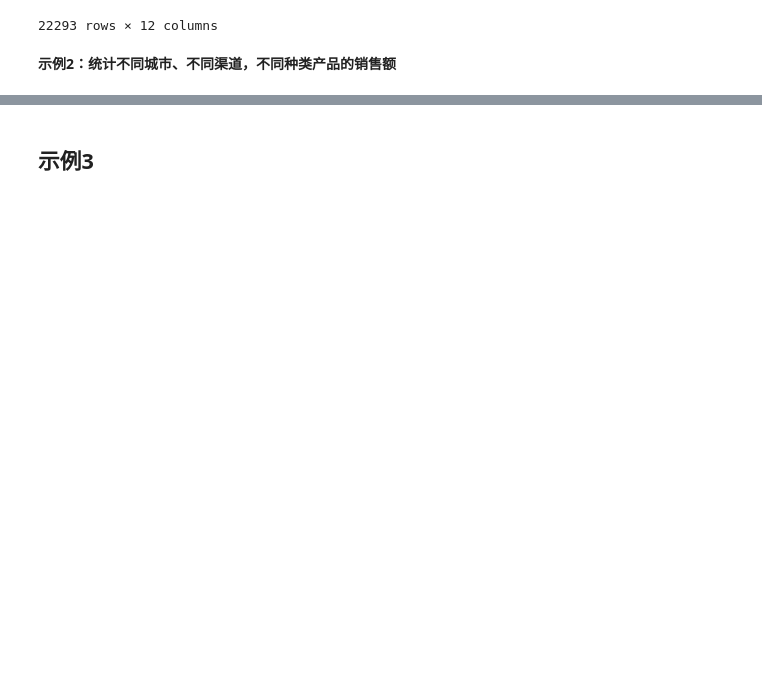
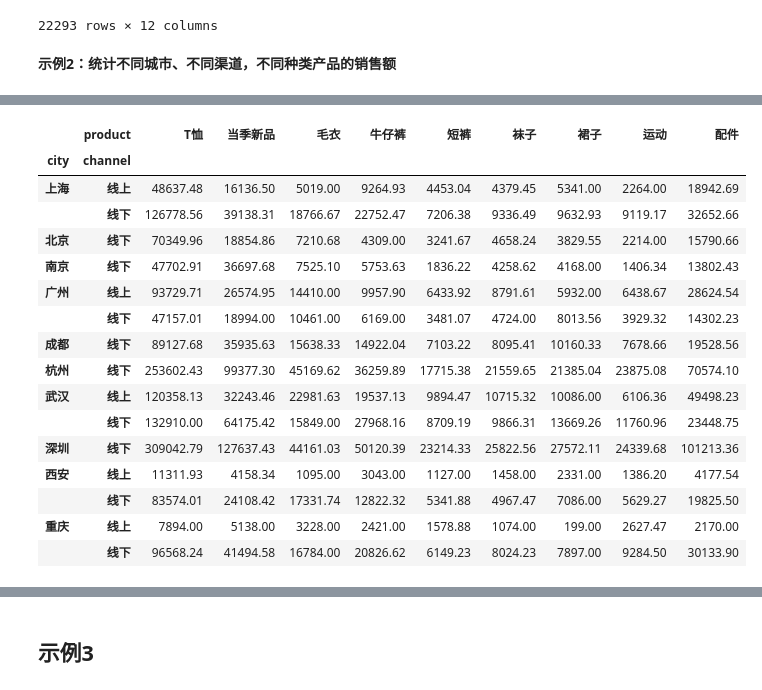
Before and after one commit to JohnChow96927/python-bigdata, a Jupyter notebook: Pandas/day4_220123/03-透视表操作.ipynb, the cells around one changed output, grey strips where cells are left out. Cells and saved outputs as stored; diff of their text form; code cells hidden in the pictures; blank space fills up the shorter version.

```diff
--- a/Pandas/day4_220123/03-透视表操作.ipynb
+++ b/Pandas/day4_220123/03-透视表操作.ipynb
@@ -77,3 +127,5 @@ uniqlo
 **示例2：统计不同城市、不同渠道，不同种类产品的销售额**
 # %%
 # 分组聚合
+result = uniqlo.groupby(['city', 'channel', 'product'])['revenue'].sum()
+result
@@ -80,2 +146,23 @@ uniqlo
+# %%
+result = result.unstack()
+result
+# %% [output]
+|  | product | T恤 | 当季新品 | 毛衣 | 牛仔裤 | 短裤 | 袜子 | 裙子 | 运动 | 配件 |
+| city | channel |  |  |  |  |  |  |  |  |  |
+| 上海 | 线上 | 48637.48 | 16136.50 | 5019.00 | 9264.93 | 4453.04 | 4379.45 | 5341.00 | 2264.00 | 18942.69 |
+|  | 线下 | 126778.56 | 39138.31 | 18766.67 | 22752.47 | 7206.38 | 9336.49 | 9632.93 | 9119.17 | 32652.66 |
+| 北京 | 线下 | 70349.96 | 18854.86 | 7210.68 | 4309.00 | 3241.67 | 4658.24 | 3829.55 | 2214.00 | 15790.66 |
+| 南京 | 线下 | 47702.91 | 36697.68 | 7525.10 | 5753.63 | 1836.22 | 4258.62 | 4168.00 | 1406.34 | 13802.43 |
+| 广州 | 线上 | 93729.71 | 26574.95 | 14410.00 | 9957.90 | 6433.92 | 8791.61 | 5932.00 | 6438.67 | 28624.54 |
+|  | 线下 | 47157.01 | 18994.00 | 10461.00 | 6169.00 | 3481.07 | 4724.00 | 8013.56 | 3929.32 | 14302.23 |
+| 成都 | 线下 | 89127.68 | 35935.63 | 15638.33 | 14922.04 | 7103.22 | 8095.41 | 10160.33 | 7678.66 | 19528.56 |
+| 杭州 | 线下 | 253602.43 | 99377.30 | 45169.62 | 36259.89 | 17715.38 | 21559.65 | 21385.04 | 23875.08 | 70574.10 |
+| 武汉 | 线上 | 120358.13 | 32243.46 | 22981.63 | 19537.13 | 9894.47 | 10715.32 | 10086.00 | 6106.36 | 49498.23 |
+|  | 线下 | 132910.00 | 64175.42 | 15849.00 | 27968.16 | 8709.19 | 9866.31 | 13669.26 | 11760.96 | 23448.75 |
+| 深圳 | 线下 | 309042.79 | 127637.43 | 44161.03 | 50120.39 | 23214.33 | 25822.56 | 27572.11 | 24339.68 | 101213.36 |
+| 西安 | 线上 | 11311.93 | 4158.34 | 1095.00 | 3043.00 | 1127.00 | 1458.00 | 2331.00 | 1386.20 | 4177.54 |
+|  | 线下 | 83574.01 | 24108.42 | 17331.74 | 12822.32 | 5341.88 | 4967.47 | 7086.00 | 5629.27 | 19825.50 |
+| 重庆 | 线上 | 7894.00 | 5138.00 | 3228.00 | 2421.00 | 1578.88 | 1074.00 | 199.00 | 2627.47 | 2170.00 |
+|  | 线下 | 96568.24 | 41494.58 | 16784.00 | 20826.62 | 6149.23 | 8024.23 | 7897.00 | 9284.50 | 30133.90 |
 # %%
 # 透视表操作
```
Also changed, not shown: parts of 7 cells of this notebook, 13 other files.
